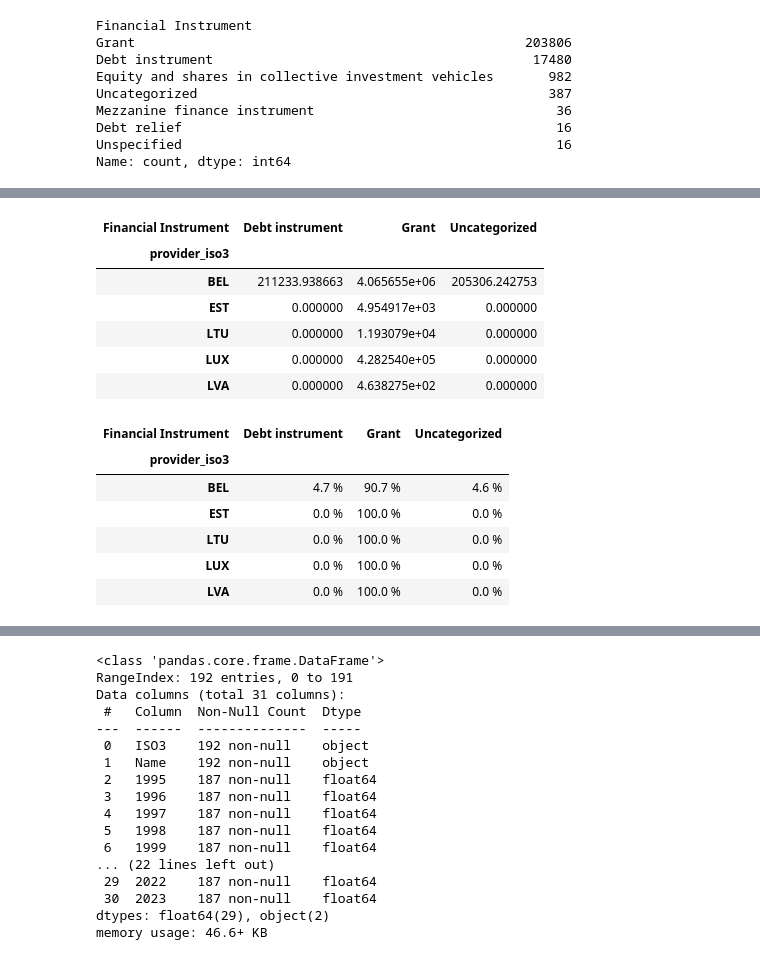
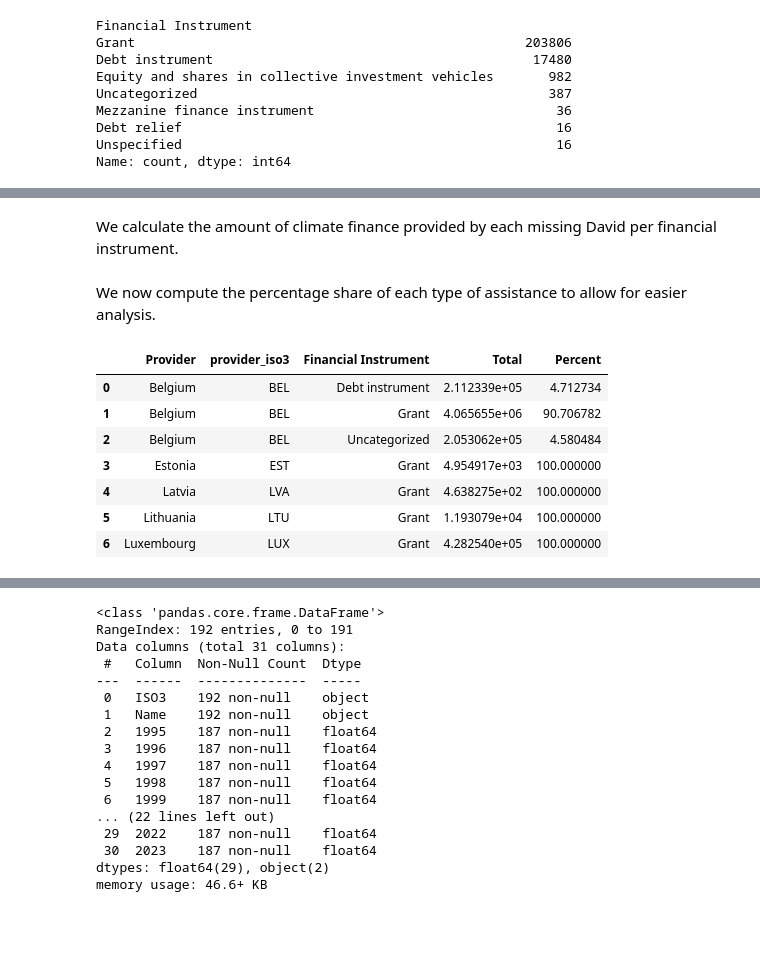
Before and after one commit to tince250/climate-change-ds, a Jupyter notebook: q5-assistance-mitigation.ipynb, the cells around one changed output, grey strips where cells are left out. Cells and saved outputs as stored; diff of their text form; code cells hidden in the pictures; blank space fills up the shorter version.

```diff
--- a/q5-assistance-mitigation.ipynb
+++ b/q5-assistance-mitigation.ipynb
@@ -353,45 +401,32 @@ dual_by_instrument = (
     .sum()
     .reset_index()
 )
-# %%
-pivot_dual = dual_by_instrument.pivot(
-    index='provider_iso3',
-    columns='Financial Instrument',
-    values='Climate-related development finance - Commitment - 2023 USD thousand'
-).fillna(0)
-
-pivot_dual
-# %% [output]
-| Financial Instrument | Debt instrument | Grant | Uncategorized |
-| provider_iso3 |  |  |  |
-| BEL | 211233.938663 | 4.065655e+06 | 205306.242753 |
-| EST | 0.000000 | 4.954917e+03 | 0.000000 |
-| LTU | 0.000000 | 1.193079e+04 | 0.000000 |
-| LUX | 0.000000 | 4.282540e+05 | 0.000000 |
-| LVA | 0.000000 | 4.638275e+02 | 0.000000 |
+# %% [markdown]
+ We calculate the amount of climate finance provided by each missing David per financial instrument.
 # %%
-# Merge to calculate percentages
-dual_percent = dual_by_instrument.merge(total_per_dual, on='provider_iso3')
-
-dual_percent['Percent'] = (
-    dual_percent['Climate-related development finance - Commitment - 2023 USD thousand']
-    / dual_percent['Total'] * 100
+instrument_provided_missing_davids = (
+    providers_of_missing_davids
+    .groupby(['Provider','provider_iso3','Financial Instrument'])['Climate-related development finance - Commitment - 2023 USD thousand']
+    .sum()
+    .reset_index()
+    .rename(columns={'Climate-related development finance - Commitment - 2023 USD thousand': 'Total'})
 )
-
-dual_pivot = dual_percent.pivot(
-    index='provider_iso3',
-    columns='Financial Instrument',
-    values='Percent'
-).fillna(0)
-
-dual_pivot_percent = dual_pivot.style.format("{:.1f} %")
-dual_pivot_percent
-# %% [output]
-| Financial Instrument | Debt instrument | Grant | Uncategorized |
-| provider_iso3 |  |  |  |
-| BEL | 4.7 % | 90.7 % | 4.6 % |
-| EST | 0.0 % | 100.0 % | 0.0 % |
-| LTU | 0.0 % | 100.0 % | 0.0 % |
-| LUX | 0.0 % | 100.0 % | 0.0 % |
-| LVA | 0.0 % | 100.0 % | 0.0 % |
+# %% [markdown]
+We now compute the percentage share of each type of assistance to allow for easier analysis.
+# %%
+instrument_provided_missing_davids['Percent'] = (
+    instrument_provided_missing_davids.groupby('Provider')['Total']
+    .transform(lambda x: x / x.sum() * 100)
+)
+
+instrument_provided_missing_davids
+# %% [output]
+|  | Provider | provider_iso3 | Financial Instrument | Total | Percent |
+| 0 | Belgium | BEL | Debt instrument | 2.112339e+05 | 4.712734 |
+| 1 | Belgium | BEL | Grant | 4.065655e+06 | 90.706782 |
+| 2 | Belgium | BEL | Uncategorized | 2.053062e+05 | 4.580484 |
+| 3 | Estonia | EST | Grant | 4.954917e+03 | 100.000000 |
+| 4 | Latvia | LVA | Grant | 4.638275e+02 | 100.000000 |
+| 5 | Lithuania | LTU | Grant | 1.193079e+04 | 100.000000 |
+| 6 | Luxembourg | LUX | Grant | 4.282540e+05 | 100.000000 |
 # %%
```
Also changed, not shown: parts of 71 cells of this notebook, 1 other file.
